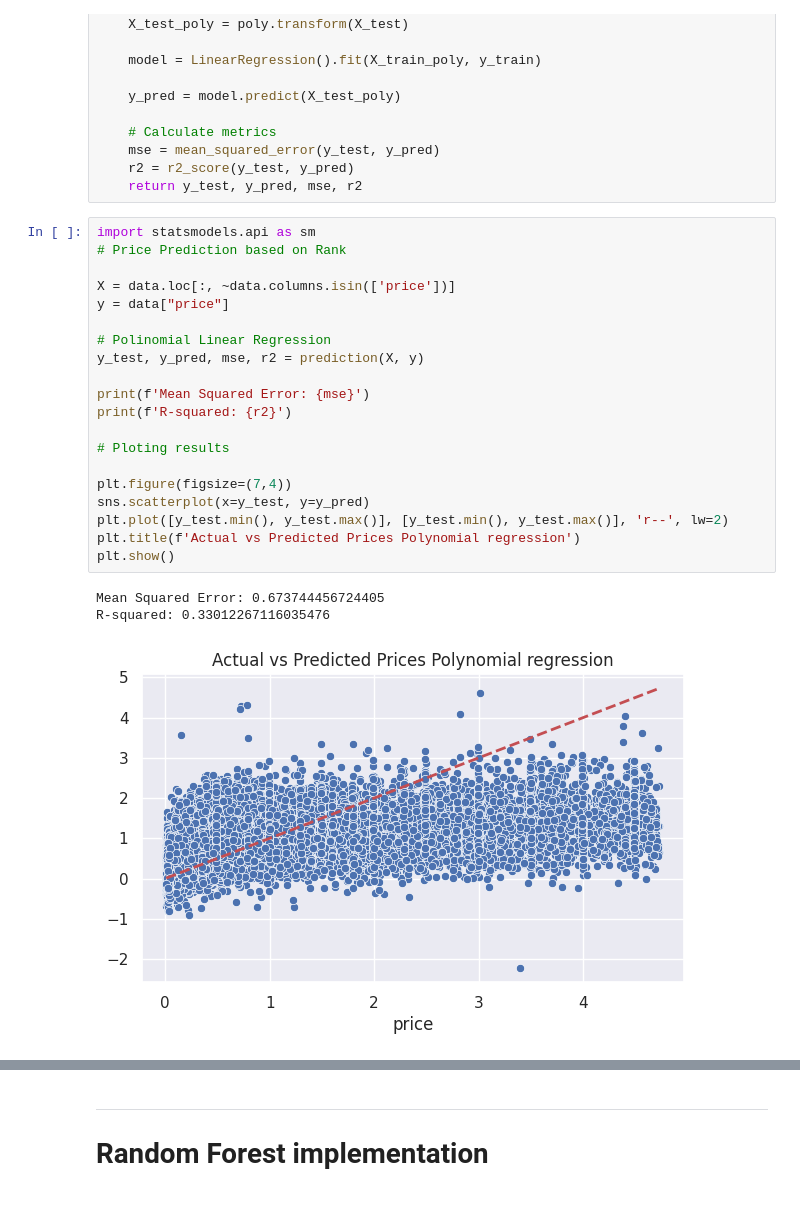
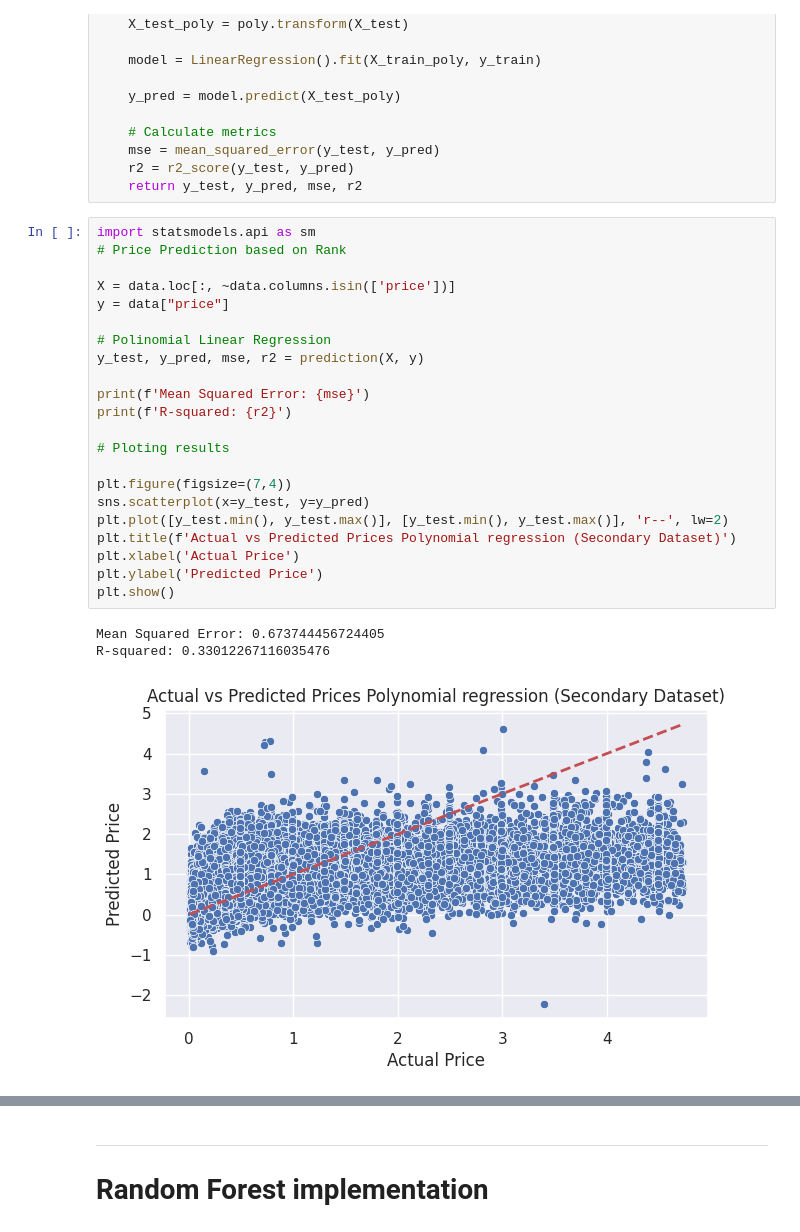
Before and after one commit to victorhg/aai-500-final-project, a Jupyter notebook: notebooks/OLS_RF_secondary.ipynb, the cells around one changed output, grey strips where cells are left out. Saved outputs shown, nothing was run; the diff lists cells and outputs as text.

```diff
--- a/notebooks/OLS_RF_secondary.ipynb
+++ b/notebooks/OLS_RF_secondary.ipynb
@@ -124,27 +125,29 @@ def prediction(feature, target):
 # %%
 import statsmodels.api as sm
 # Price Prediction based on Rank
 
 X = data.loc[:, ~data.columns.isin(['price'])]
 y = data["price"]
 
 # Polinomial Linear Regression
 y_test, y_pred, mse, r2 = prediction(X, y)
 
 print(f'Mean Squared Error: {mse}')
 print(f'R-squared: {r2}')
 
 # Ploting results
 
 plt.figure(figsize=(7,4))
 sns.scatterplot(x=y_test, y=y_pred)
 plt.plot([y_test.min(), y_test.max()], [y_test.min(), y_test.max()], 'r--', lw=2)
-plt.title(f'Actual vs Predicted Prices Polynomial regression')
+plt.title(f'Actual vs Predicted Prices Polynomial regression (Secondary Dataset)')
+plt.xlabel('Actual Price')
+plt.ylabel('Predicted Price')
 plt.show()
 # %% [output]
 Mean Squared Error: 0.673744456724405
 R-squared: 0.33012267116035476
-[figure, old version]
+[figure, new version]
 # %%
 Xt = transform.loc[:, ~transform.columns.isin(['price'])]
 yt = transform["price"]
```
Also changed, not shown: parts of 7 cells of this notebook, 8 other files.
